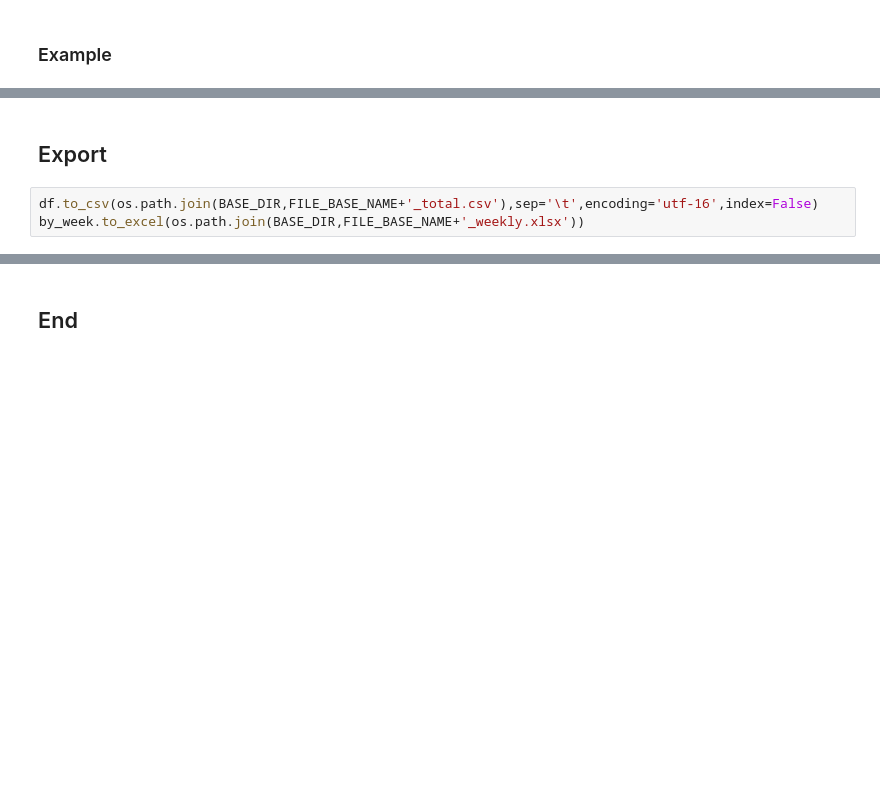
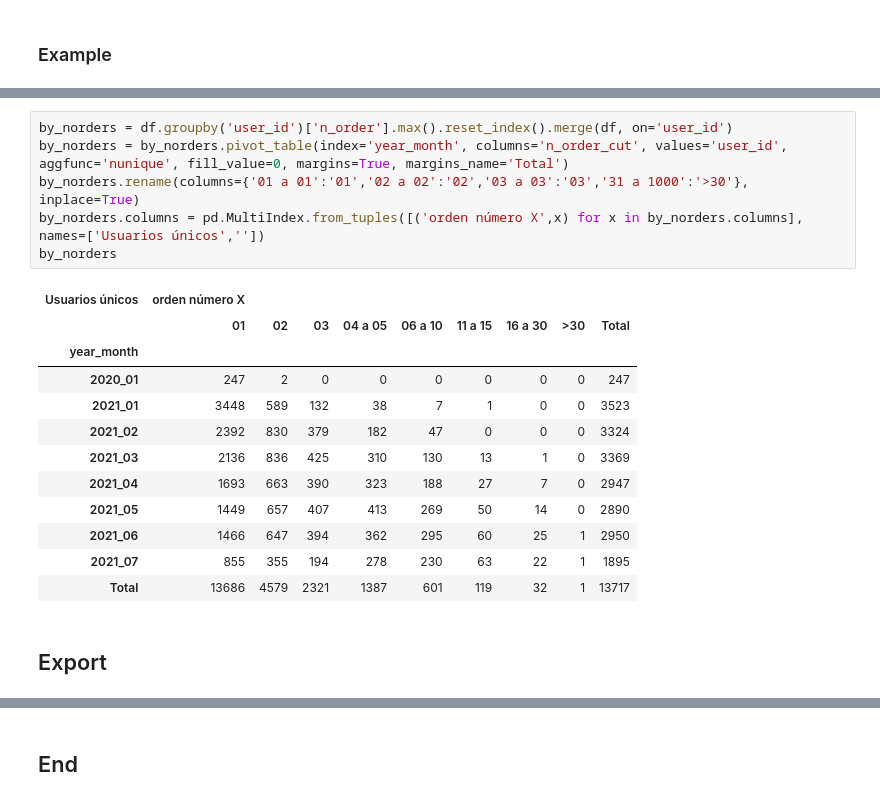
Before and after one commit to Afroefras/cornershop, a Jupyter notebook: notebooks/brands/Days_between_orders_summary.ipynb, the cells around one changed output, grey strips where cells are left out. Cells and saved outputs as stored; diff of their text form; blank space fills up the shorter version.

```diff
--- a/notebooks/brands/Days_between_orders_summary.ipynb
+++ b/notebooks/brands/Days_between_orders_summary.ipynb
@@ -122,5 +139,21 @@ by_week
+# %%
+by_norders = df.groupby('user_id')['n_order'].max().reset_index().merge(df, on='user_id')
+by_norders = by_norders.pivot_table(index='year_month', columns='n_order_cut', values='user_id', aggfunc='nunique', fill_value=0, margins=True, margins_name='Total')
+by_norders.rename(columns={'01 a 01':'01','02 a 02':'02','03 a 03':'03','31 a 1000':'>30'}, inplace=True)
+by_norders.columns = pd.MultiIndex.from_tuples([('orden número X',x) for x in by_norders.columns], names=['Usuarios únicos',''])
+by_norders
+# %% [output]
+| Usuarios únicos | orden número X |  |  |  |  |  |  |  |  |
+|  | 01 | 02 | 03 | 04 a 05 | 06 a 10 | 11 a 15 | 16 a 30 | >30 | Total |
+| year_month |  |  |  |  |  |  |  |  |  |
+| 2020_01 | 247 | 2 | 0 | 0 | 0 | 0 | 0 | 0 | 247 |
+| 2021_01 | 3448 | 589 | 132 | 38 | 7 | 1 | 0 | 0 | 3523 |
+| 2021_02 | 2392 | 830 | 379 | 182 | 47 | 0 | 0 | 0 | 3324 |
+| 2021_03 | 2136 | 836 | 425 | 310 | 130 | 13 | 1 | 0 | 3369 |
+| 2021_04 | 1693 | 663 | 390 | 323 | 188 | 27 | 7 | 0 | 2947 |
+| 2021_05 | 1449 | 657 | 407 | 413 | 269 | 50 | 14 | 0 | 2890 |
+| 2021_06 | 1466 | 647 | 394 | 362 | 295 | 60 | 25 | 1 | 2950 |
+| 2021_07 | 855 | 355 | 194 | 278 | 230 | 63 | 22 | 1 | 1895 |
+| Total | 13686 | 4579 | 2321 | 1387 | 601 | 119 | 32 | 1 | 13717 |
 # %% [markdown]
 ## Export
-# %%
-df.to_csv(os.path.join(BASE_DIR,FILE_BASE_NAME+'_total.csv'),sep='\t',encoding='utf-16',index=False)
-by_week.to_excel(os.path.join(BASE_DIR,FILE_BASE_NAME+'_weekly.xlsx'))
```
Also changed, not shown: parts of 13 cells of this notebook, 3 other files.
